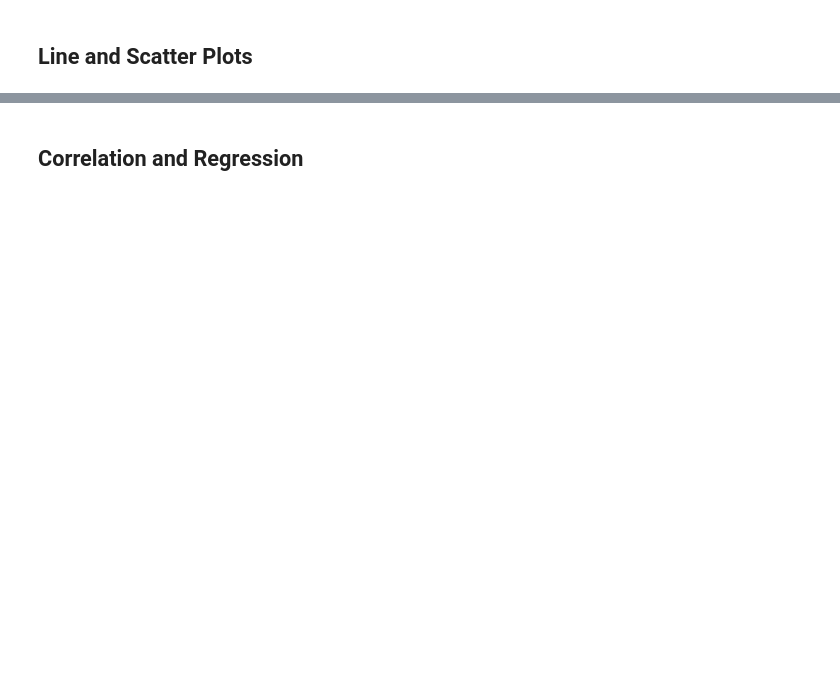
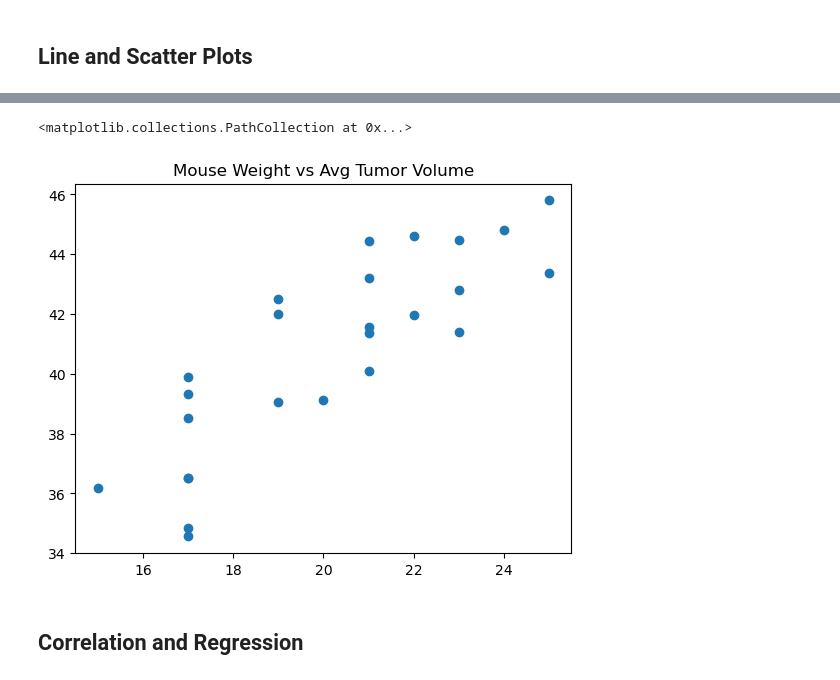
Before and after one commit to AntonLeB04/matplotlib-challenge, a Jupyter notebook: pymaceuticals_starter.ipynb, the cells around one changed output, grey strips where cells are left out. Drawn from its saved outputs; the diff is of its cells as text; code cells hidden in the pictures; blank space fills up the shorter version.

Commit message:
finished the charts and added the linear regression line

```diff
--- a/pymaceuticals_starter.ipynb
+++ b/pymaceuticals_starter.ipynb
@@ -235,4 +234,12 @@ plt.ylabel = ('Tumor Volume mm3')
 # %%
 # Generate a scatter plot of mouse weight vs. the average observed tumor volume for the entire Capomulin regimen
+capomulin= cleaned_study_results[(cleaned_study_results['Drug Regimen'] == 'Capomulin')]
+avg_mouse = capomulin.groupby(['Mouse ID'])['Tumor Volume (mm3)'].mean()
+avg_mouse_weight = capomulin.groupby(['Mouse ID'])['Weight (g)'].mean()
+plt.title("Mouse Weight vs Avg Tumor Volume")
+plt.scatter(avg_mouse_weight, avg_mouse)
+# %% [output]
+<matplotlib.collections.PathCollection at 0x...>
+[figure, added]
 # %% [markdown]
 ## Correlation and Regression
```
Also changed, not shown: parts of 6 cells of this notebook.
